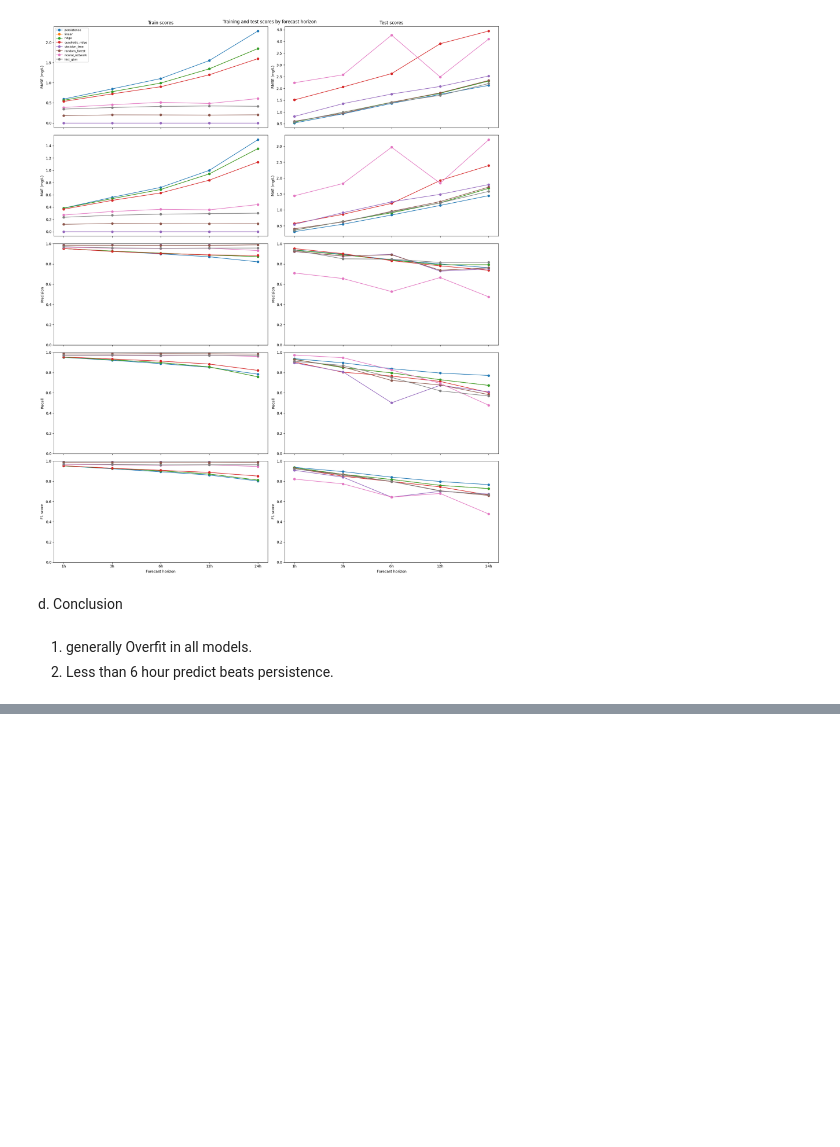
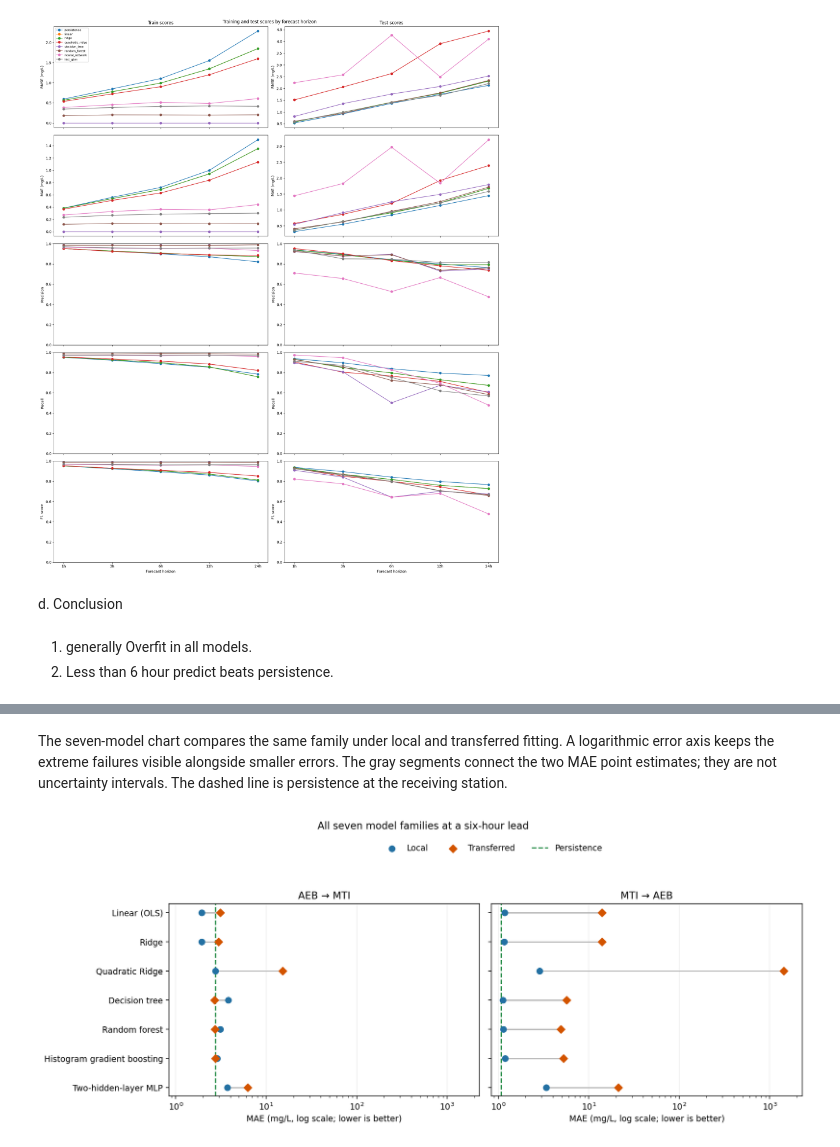
Before and after one commit to Strawhat-jayesh/Data602, a Jupyter notebook: EDA/Proposal_EDA_Chesapeake.ipynb, the cells around one changed output, grey strips where cells are left out. Drawn from its saved outputs; the diff is of its cells as text; code cells hidden in the pictures; blank space fills up the shorter version.

```diff
--- a/EDA/Proposal_EDA_Chesapeake.ipynb
+++ b/EDA/Proposal_EDA_Chesapeake.ipynb
@@ -907,0 +1060,7 @@ d. Conclusion
+# %%
+q2_run_full_experiment = False
+if q2_run_full_experiment:
+    with threadpool_limits(limits=2):
+        q2_experiment.run(q2_folder.resolve())
+else:
+    print('Using saved experiment tables. Set q2_run_full_experiment = True to retrain all 1,200 fits.')
@@ -907,0 +1177,7 @@ d. Conclusion
+# %%
+q2_six = q2_main[(q2_main.horizon_hours == 6) &
+                 ~q2_main.forecast.isin(['persistence', 'local_selected', 'transferred_selected'])].copy()
+q2_six[['Fit scope', 'Model code']] = q2_six.forecast.str.split('_', n=1, expand=True)
+q2_six['Model'] = q2_six['Model code'].map(q2_names)
+q2_six.pivot(index=['receiver', 'Model'], columns='Fit scope', values='mae').rename_axis(
+    index=['Receiving station', 'Model'], columns=None).round(4)
@@ -907,0 +1201,35 @@ d. Conclusion
+# %% [markdown]
+The seven-model chart compares the same family under local and transferred fitting. A logarithmic error axis keeps the extreme failures visible alongside smaller errors. The gray segments connect the two MAE point estimates; they are not uncertainty intervals. The dashed line is persistence at the receiving station.
+# %%
+q2_family_fig, q2_family_axes = plt.subplots(1, 2, figsize=(13, 5.3), sharex=True, sharey=True)
+q2_model_order = [q2_names[m] for m in q2_experiment.PRIMARY_MODELS]
+q2_positions = np.arange(len(q2_model_order))
+q2_family_chart_values = {}
+for q2_ax, q2_receiver, q2_source in zip(q2_family_axes, ('MTI', 'AEB'), ('AEB', 'MTI')):
+    q2_values = q2_six[q2_six.receiver == q2_receiver].pivot(
+        index='Model', columns='Fit scope', values='mae').reindex(q2_model_order)
+    assert q2_values.shape == (7, 2) and (q2_values > 0).all().all()
+    q2_family_chart_values[q2_receiver] = q2_values.copy()
+    q2_ax.hlines(q2_positions, q2_values.min(axis=1), q2_values.max(axis=1),
+                 color='#b8b8b8', linewidth=1.5, zorder=1)
+    q2_ax.scatter(q2_values['local'], q2_positions, color='#2471a3', marker='o',
+                  s=50, label='Local', zorder=3)
+    q2_ax.scatter(q2_values['transferred'], q2_positions, color='#d35400', marker='D',
+                  s=45, label='Transferred', zorder=3)
+    q2_persistence_6h = q2_main.loc[(q2_main.receiver == q2_receiver) &
+        (q2_main.horizon_hours == 6) & (q2_main.forecast == 'persistence'), 'mae'].item()
+    q2_ax.axvline(q2_persistence_6h, color='#238b45', linestyle='--', linewidth=1.5, label='Persistence')
+    q2_ax.set_xscale('log')
+    q2_ax.set(title=f'{q2_source} → {q2_receiver}', xlabel='MAE (mg/L, log scale; lower is better)')
+    q2_ax.set_yticks(q2_positions, q2_model_order)
+    q2_ax.grid(axis='x', which='major', alpha=0.25)
+q2_family_axes[0].set_xlim(q2_six.mae.min() * 0.75, q2_six.mae.max() * 1.6)
+q2_family_axes[0].invert_yaxis()
+q2_family_fig.suptitle('All seven model families at a six-hour lead', y=0.99)
+q2_family_fig.legend(*q2_family_axes[0].get_legend_handles_labels(), loc='upper center',
+                      bbox_to_anchor=(0.59, 0.94), ncol=3, frameon=False)
+q2_family_fig.tight_layout(rect=(0, 0, 1, 0.86))
+plt.close(q2_family_fig)
+q2_family_fig
+# %% [output]
+[figure, added]
```
Also changed, not shown: parts of 28 cells of this notebook, 11 other files.
